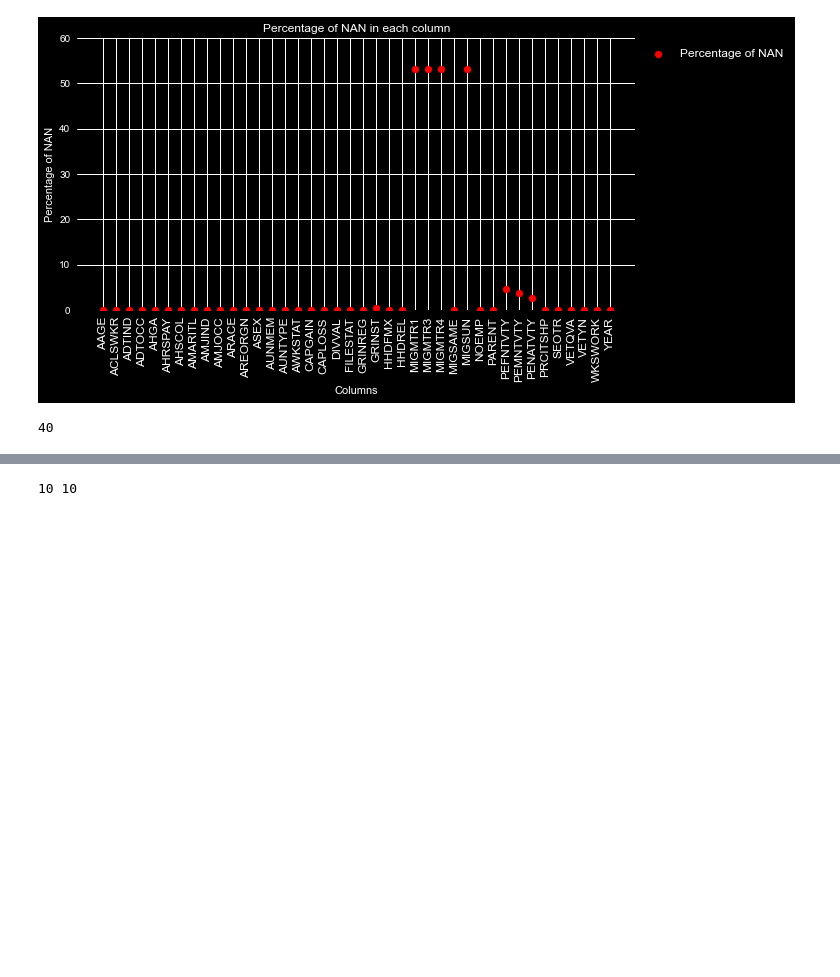
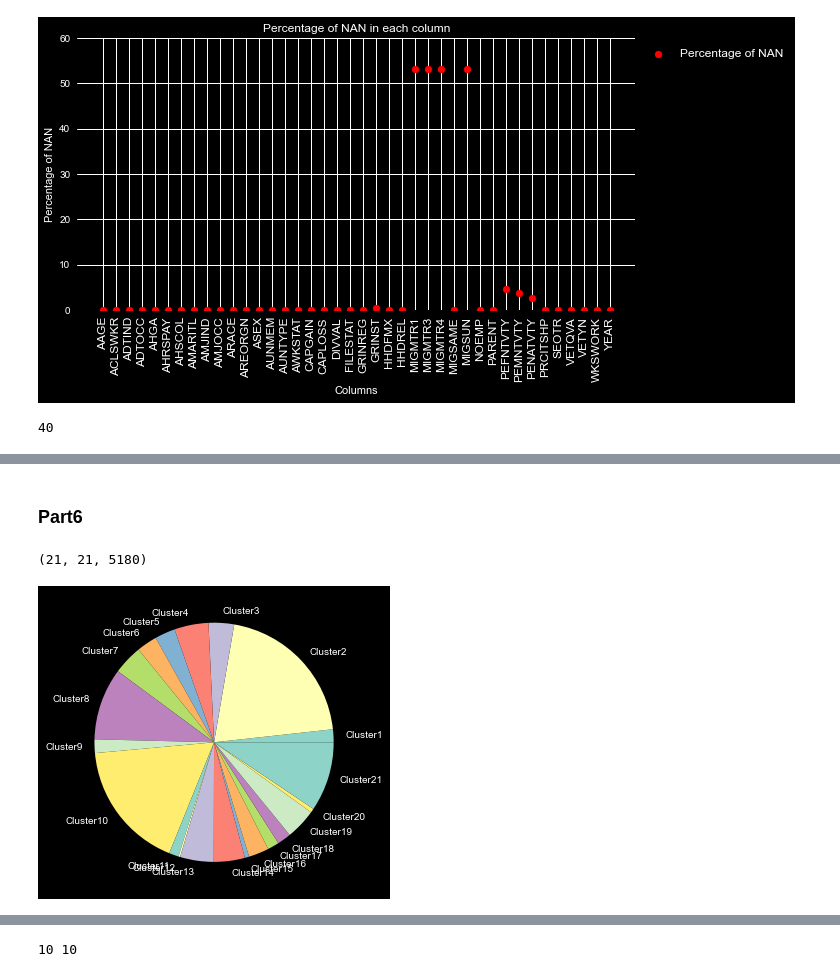
Before and after one commit to PritishWadhwa/ML-Assignments, a Jupyter notebook: Assignment3/Q1.ipynb, the cells around one changed output, grey strips where cells are left out. Drawn from its saved outputs; the diff is of its cells as text; code cells hidden in the pictures; blank space fills up the shorter version.

```diff
--- a/Assignment3/Q1.ipynb
+++ b/Assignment3/Q1.ipynb
@@ -613,0 +939,4 @@ len(moreThan50k.columns)
+# %%
+for i in finalPopulationData.columns:
+    if i not in finalPopulationData50k.columns:
+        finalPopulationData50k[i] = 0
@@ -613,0 +987,22 @@ len(moreThan50k.columns)
+# %% [markdown]
+### Part6
+# %%
+len(medians), len(clusters), len(clusters[0])
+# %% [output]
+(21, 21, 5180)
+# %%
+clusterLen = {}
+# %%
+for i in range(len(clusters)):
+    clusterLen[i] = clusters[i]
+# %%
+clusterLen = []
+titles = []
+for i in clusters:
+    clusterLen.append(len(i))
+    titles.append('Cluster' + str(len(titles) + 1))
+# %%
+plt.pie(clusterLen, labels = titles)
+plt.show()
+# %% [output]
+[figure, added]
```
Also changed, not shown: parts of 102 cells of this notebook, 2 other files.
